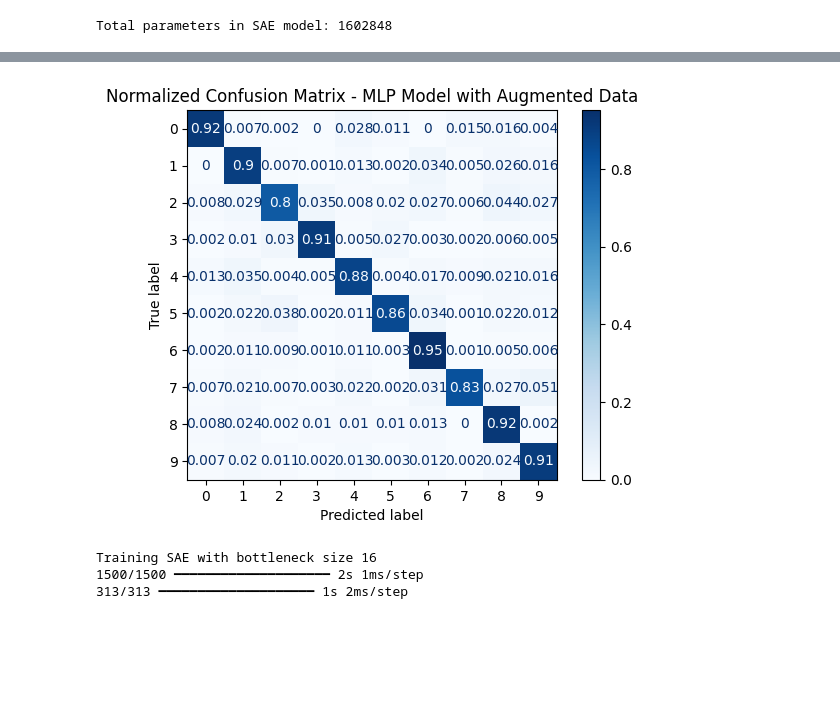
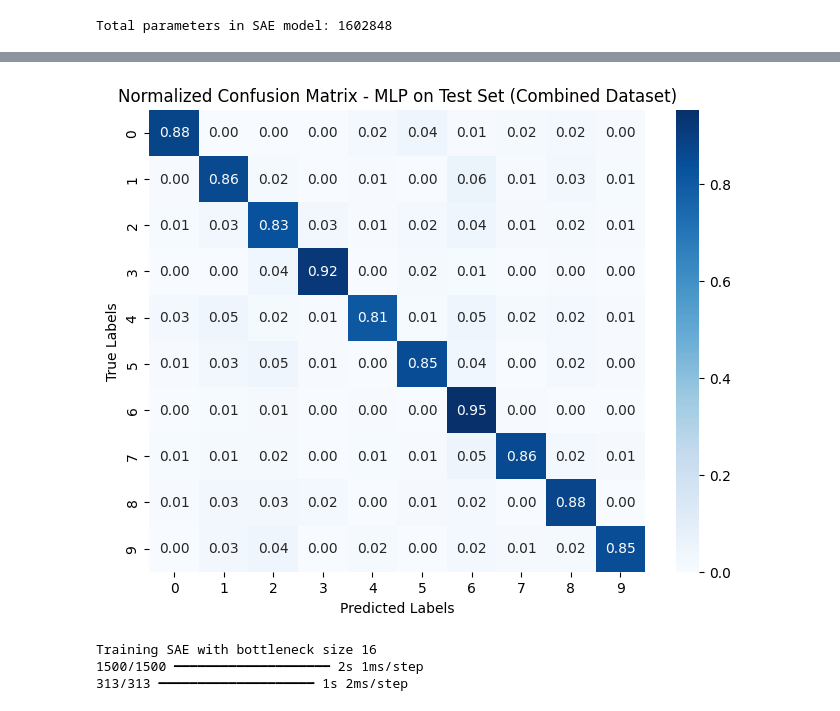
Before and after one commit to Charles980903/Proj2, a Jupyter notebook: Another_copy_of_Untitled5.ipynb, the cells around one changed output, grey strips where cells are left out. Saved outputs shown, nothing was run; the diff lists cells and outputs as text; code cells hidden in the pictures; blank space fills up the shorter version.

```diff
--- a/Another_copy_of_Untitled5.ipynb
+++ b/Another_copy_of_Untitled5.ipynb
@@ -146,7 +146,7 @@ x_test = test_images_flattened
 y_test = test_labels
 
 # Split the training data into training and validation sets
-x_train, x_val, y_train, y_val = train_test_split(train_images_flattened, train_labels, test_size=0.2, random_state=42)
+x_train, x_val, y_train, y_val = train_images_flattened, test_images_flattened, train_labels, test_labels
 # %%
 def build_sae(bottleneck_size):
     # Encoder
@@ -480,7 +523,7 @@ def extract_representative_codes(autoencoder, x_train, y_train):
     for class_label in np.unique(y_train):
         class_indices = np.where(y_train == class_label)[0]
         # Take the first sample from each class
-        representative_code = bottleneck_model.predict(x_train[class_indices[:1]])[0]
+        representative_code = bottleneck_model.predict(x_train[class_indices[:1]], verbose=0)[0]
         representative_codes.append(representative_code)
     return np.array(representative_codes)
 
@@ -498,7 +541,7 @@ def generate_noisy_images(decoder, representative_codes, num_images=1000, noise_
         for class_idx, code in enumerate(representative_codes):
             for _ in range(images_per_class // len(noise_variances)):
                 noisy_code = code + np.random.normal(0, variance, size=code.shape)
-                generated_image = decoder.predict(np.expand_dims(noisy_code, axis=0))[0]
+                generated_image = decoder.predict(np.expand_dims(noisy_code, axis=0), verbose=0)[0]
                 augmented_images.append(generated_image)
                 augmented_labels.append(class_idx)
 
@@ -630,7 +657,7 @@ val_labels_one_hot = tf.one_hot(y_val, depth=10)
 num_layers = 3
 num_units = 512
 learning_rate = 0.001
-patience = 10
+patience = 7
 
 time_augmented_MLP = time.time()
 
@@ -647,10 +674,14 @@ model.compile(optimizer=Adam(learning_rate=learning_rate),
 # Set up early stopping
 early_stopping = EarlyStopping(monitor='val_loss', patience=patience, restore_best_weights=True)
 
+
+start_time = time.time()
 # Train the MLP with augmented data
 history = model.fit(combined_train_images, y_train_augmented_one_hot, epochs=100,
                     validation_data=(x_val, val_labels_one_hot),
                     batch_size=64, callbacks=[early_stopping], verbose=1)
+training_time = time.time() - start_time
+print(f"MLP Training Time (Combined Dataset): {training_time:.2f} seconds")
 
 
 # Evaluate the model
@@ -663,12 +694,12 @@ test_accuracy = accuracy_score(y_true, y_pred_classes)
 print(f"Test Accuracy: {test_accuracy:.4f}")
 
 # Calculate normalized confusion matrix
-cm = confusion_matrix(y_true, y_pred_classes, normalize='true')
-
-# Display the normalized confusion matrix
-disp = ConfusionMatrixDisplay(confusion_matrix=cm, display_labels=np.arange(10))
-disp.plot(cmap=plt.cm.Blues)
-plt.title("Normalized Confusion Matrix - MLP Model with Augmented Data")
+cm_combined_mlp = confusion_matrix(y_true, y_pred_classes, normalize='true')
+plt.figure(figsize=(8, 6))
+sns.heatmap(cm_combined_mlp, annot=True, cmap='Blues', fmt='.2f')
+plt.title("Normalized Confusion Matrix - MLP on Test Set (Combined Dataset)")
+plt.xlabel("Predicted Labels")
+plt.ylabel("True Labels")
 plt.show()
 # %% [output]
 Epoch 1/100
@@ -691,4 +722,4 @@ Test Accuracy: 0.8858
-[figure, old version]
+[figure, new version]
 # %%
 import matplotlib.pyplot as plt
 import seaborn as sns
```
Also changed, not shown: parts of 21 cells of this notebook.
